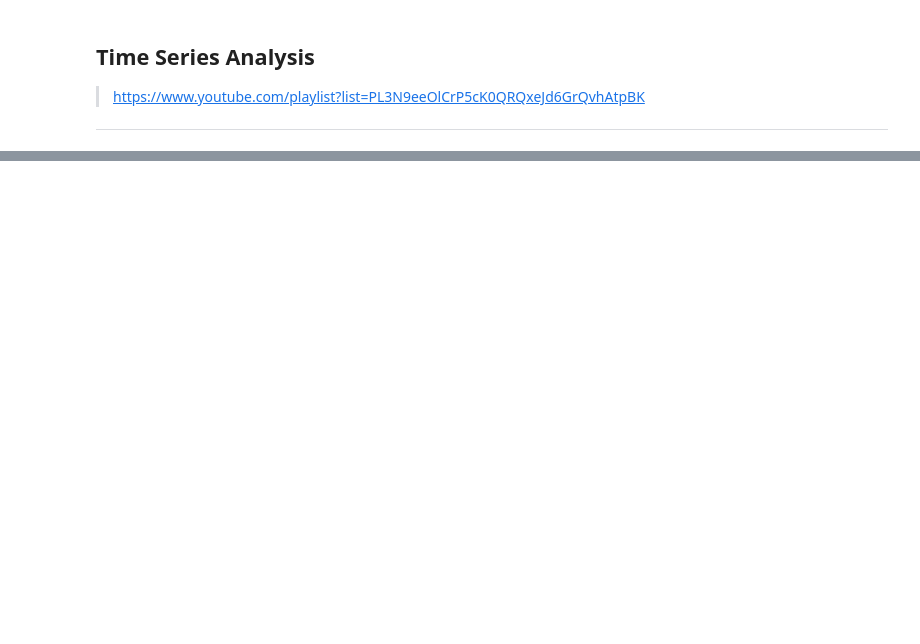
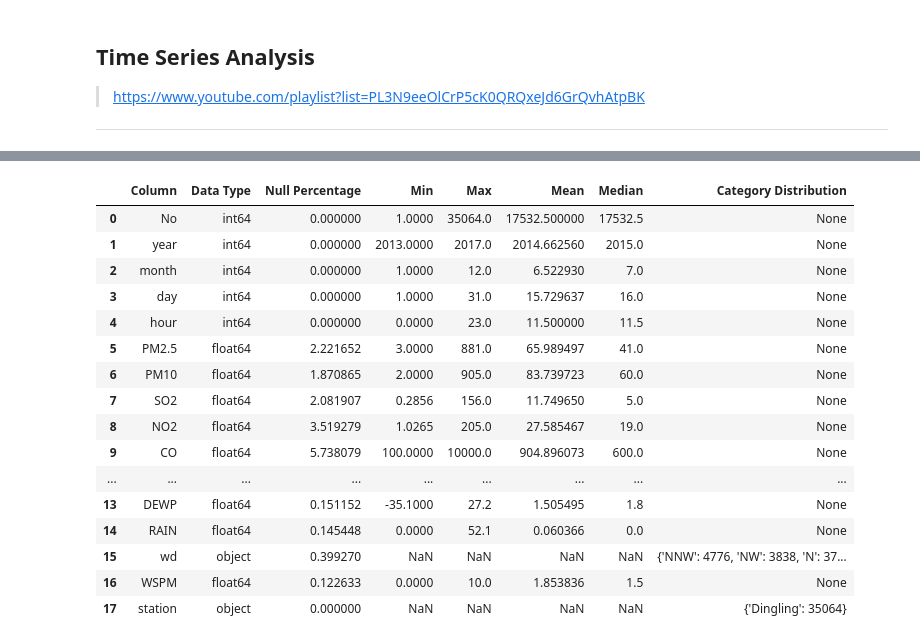
Before and after one commit to ShaunakSen/DS-ML-Concepts, a Jupyter notebook: Time Series Analysis/Tutorial series - AIEngineering/nb01.ipynb, the cells around one changed output, grey strips where cells are left out. Cells and saved outputs as stored; diff of their text form; code cells hidden in the pictures; blank space fills up the shorter version.

```diff
--- a/Time Series Analysis/Tutorial series - AIEngineering/nb01.ipynb
+++ b/Time Series Analysis/Tutorial series - AIEngineering/nb01.ipynb
@@ -85,0 +141,53 @@ any prev time periods
+# %%
+def column_summary(df):
+    """
+    util function to do some basic analysis on the columns of a df
+    """
+    summary = []
+
+    for col in df.columns:
+        dtype = df[col].dtype
+        null_percentage = (df[col].isnull().sum() / len(df)) * 100
+
+        if dtype == 'object':
+            category_distribution = df[col].value_counts(dropna=False).to_dict()
+            min_val = max_val = mean_val = median_val = None
+        else:
+            category_distribution = None
+            min_val = df[col].min()
+            max_val = df[col].max()
+            mean_val = df[col].mean()
+            median_val = df[col].median()
+
+        summary.append({
+            'Column': col,
+            'Data Type': dtype,
+            'Null Percentage': null_percentage,
+            'Min': min_val,
+            'Max': max_val,
+            'Mean': mean_val,
+            'Median': median_val,
+            'Category Distribution': category_distribution
+        })
+
+    return pd.DataFrame(summary)
+# %%
+column_summary(df)
+# %% [output]
+|  | Column | Data Type | Null Percentage | Min | Max | Mean | Median | Category Distribution |
+| 0 | No | int64 | 0.000000 | 1.0000 | 35064.0 | 17532.500000 | 17532.5 | None |
+| 1 | year | int64 | 0.000000 | 2013.0000 | 2017.0 | 2014.662560 | 2015.0 | None |
+| 2 | month | int64 | 0.000000 | 1.0000 | 12.0 | 6.522930 | 7.0 | None |
+| 3 | day | int64 | 0.000000 | 1.0000 | 31.0 | 15.729637 | 16.0 | None |
+| 4 | hour | int64 | 0.000000 | 0.0000 | 23.0 | 11.500000 | 11.5 | None |
+| 5 | PM2.5 | float64 | 2.221652 | 3.0000 | 881.0 | 65.989497 | 41.0 | None |
+| 6 | PM10 | float64 | 1.870865 | 2.0000 | 905.0 | 83.739723 | 60.0 | None |
+| 7 | SO2 | float64 | 2.081907 | 0.2856 | 156.0 | 11.749650 | 5.0 | None |
+| 8 | NO2 | float64 | 3.519279 | 1.0265 | 205.0 | 27.585467 | 19.0 | None |
+| 9 | CO | float64 | 5.738079 | 100.0000 | 10000.0 | 904.896073 | 600.0 | None |
+| ... | ... | ... | ... | ... | ... | ... | ... | ... |
+| 13 | DEWP | float64 | 0.151152 | -35.1000 | 27.2 | 1.505495 | 1.8 | None |
+| 14 | RAIN | float64 | 0.145448 | 0.0000 | 52.1 | 0.060366 | 0.0 | None |
+| 15 | wd | object | 0.399270 | NaN | NaN | NaN | NaN | {'NNW': 4776, 'NW': 3838, 'N': 37... |
+| 16 | WSPM | float64 | 0.122633 | 0.0000 | 10.0 | 1.853836 | 1.5 | None |
+| 17 | station | object | 0.000000 | NaN | NaN | NaN | NaN | {'Dingling': 35064} |
```
Also changed, not shown: parts of 13 cells of this notebook, 1 other file.
